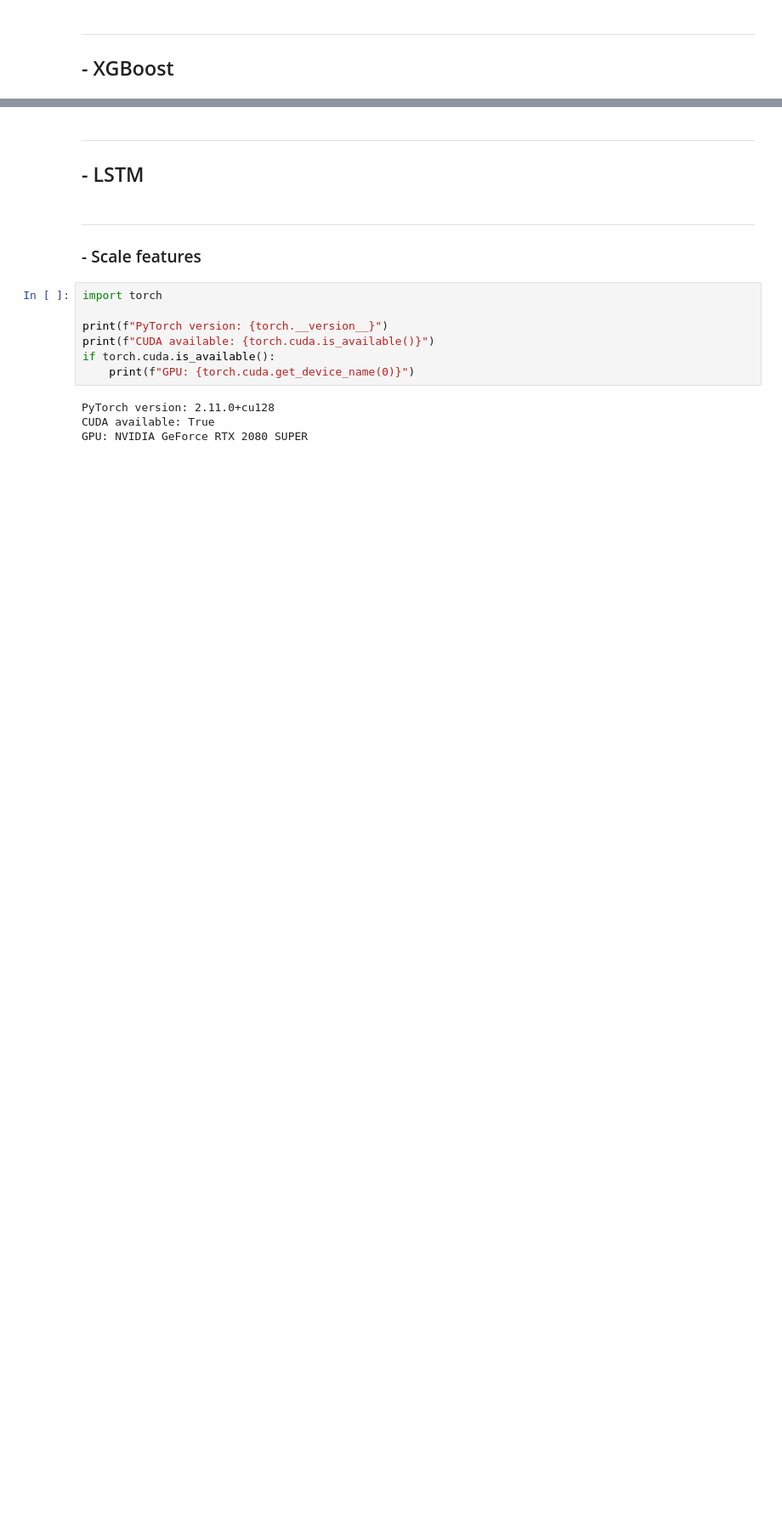
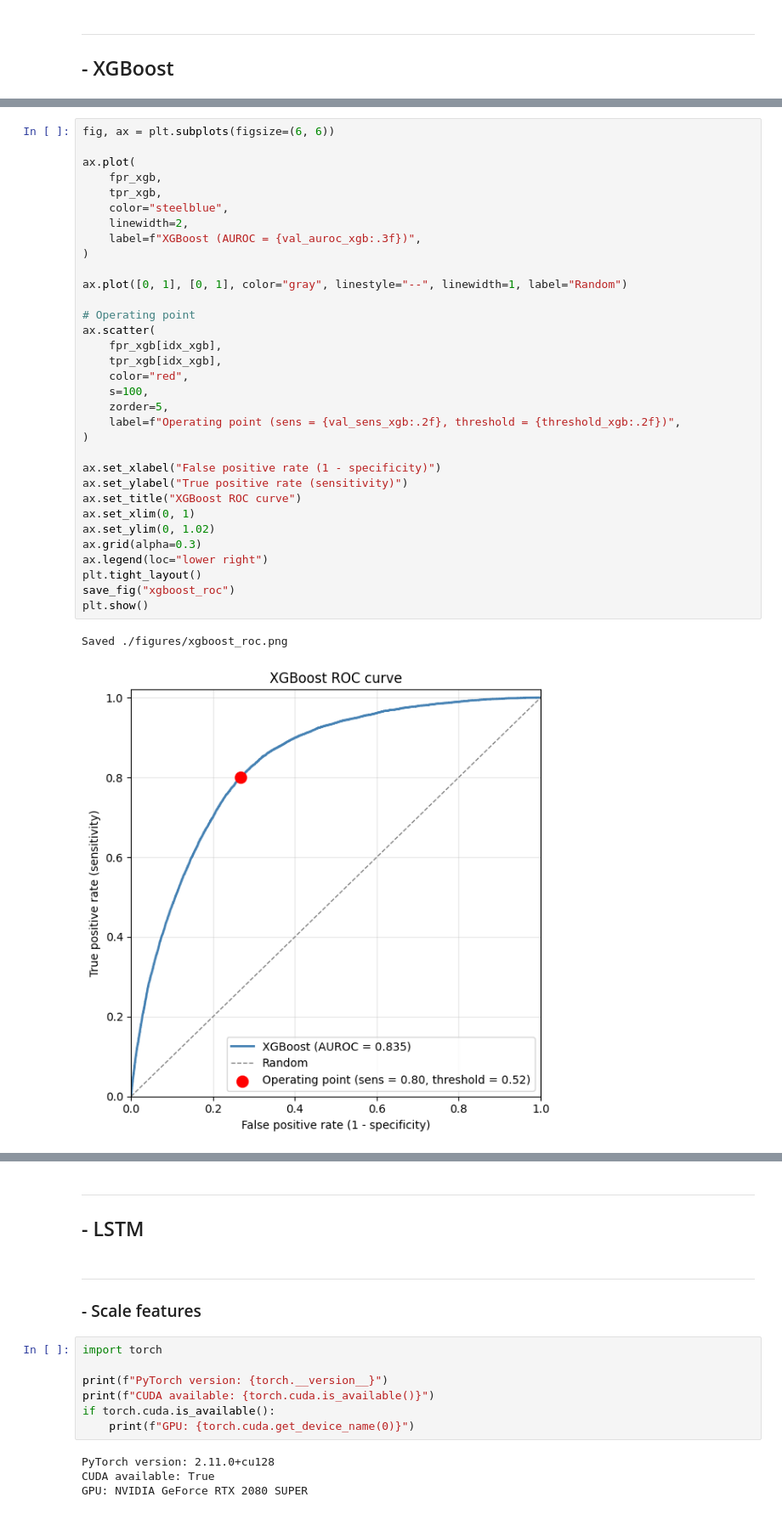
Before and after one commit to Hadyalt/AI_In_Healthcare_Capstone_Project, a Jupyter notebook: main.ipynb, the cells around one changed output, grey strips where cells are left out. Shown at 85% size. Cells and saved outputs as stored; diff of their text form; blank space fills up the shorter version.

```diff
--- a/main.ipynb
+++ b/main.ipynb
@@ -2608,0 +2726,36 @@ Comparison:
+# %%
+fig, ax = plt.subplots(figsize=(6, 6))
+
+ax.plot(
+    fpr_xgb,
+    tpr_xgb,
+    color="steelblue",
+    linewidth=2,
+    label=f"XGBoost (AUROC = {val_auroc_xgb:.3f})",
+)
+
+ax.plot([0, 1], [0, 1], color="gray", linestyle="--", linewidth=1, label="Random")
+
+# Operating point
+ax.scatter(
+    fpr_xgb[idx_xgb],
+    tpr_xgb[idx_xgb],
+    color="red",
+    s=100,
+    zorder=5,
+    label=f"Operating point (sens = {val_sens_xgb:.2f}, threshold = {threshold_xgb:.2f})",
+)
+
+ax.set_xlabel("False positive rate (1 - specificity)")
+ax.set_ylabel("True positive rate (sensitivity)")
+ax.set_title("XGBoost ROC curve")
+ax.set_xlim(0, 1)
+ax.set_ylim(0, 1.02)
+ax.grid(alpha=0.3)
+ax.legend(loc="lower right")
+plt.tight_layout()
+save_fig("xgboost_roc")
+plt.show()
+# %% [output]
+Saved ./figures/xgboost_roc.png
+[figure, added]
```
Also changed, not shown: parts of 25 cells of this notebook, 17 other files.
